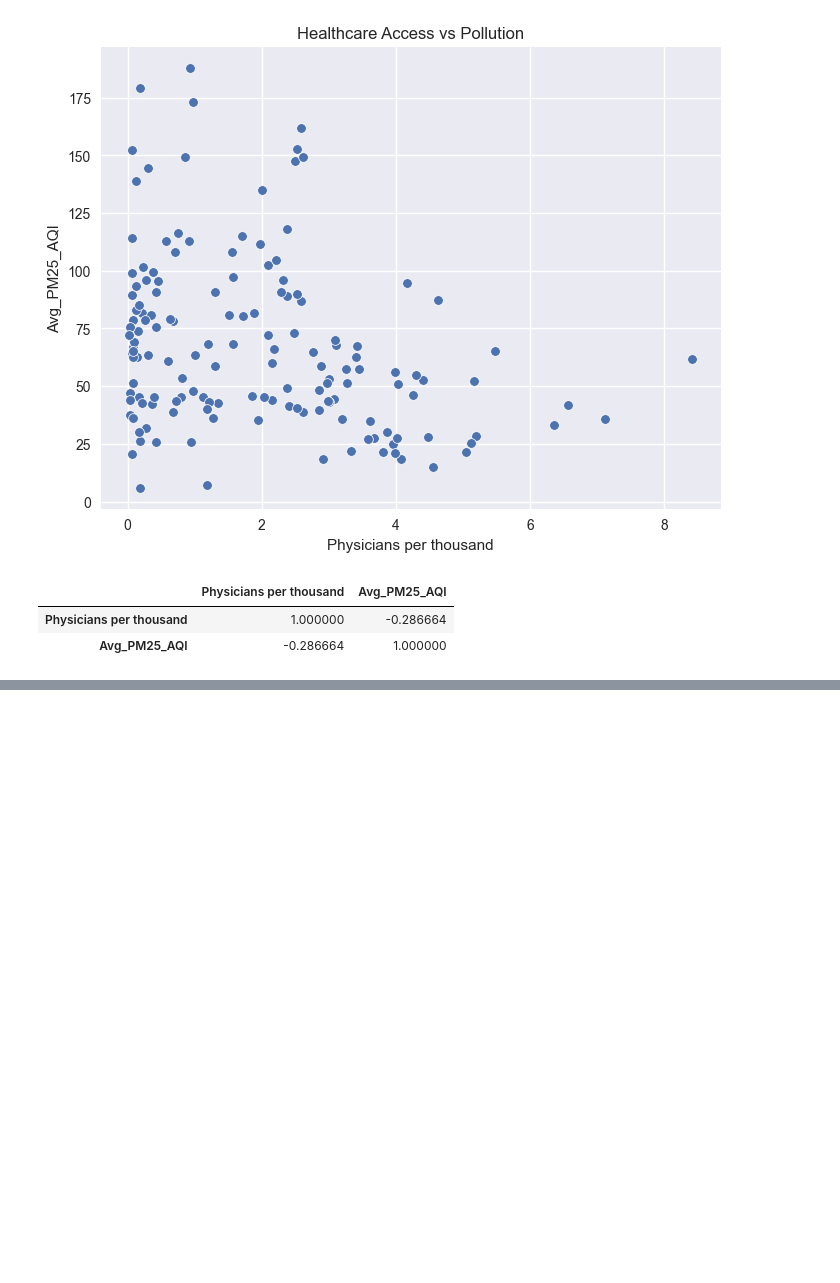
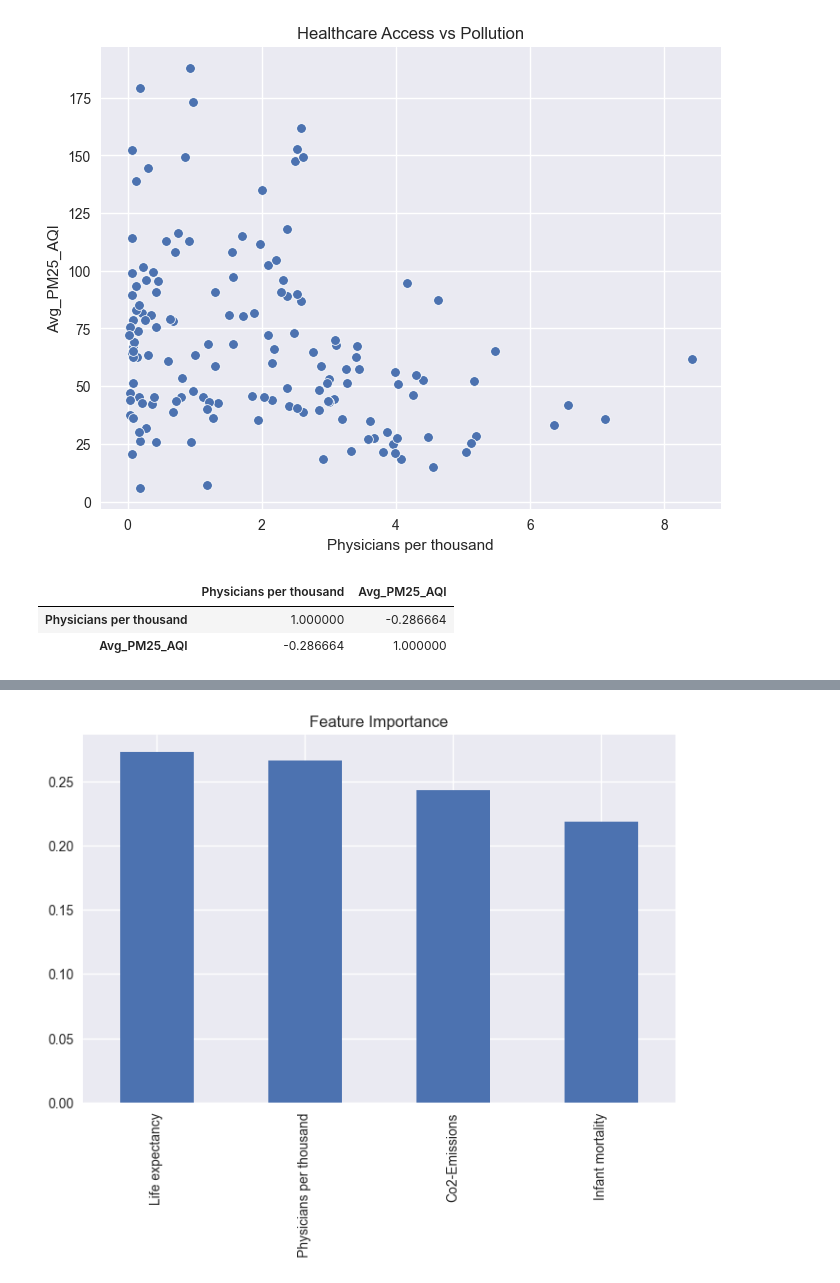
Before and after one commit to AbhilipsaPati0/Urban-Life-Intelligence-System, a Jupyter notebook: notebooks/global_environment_analysis.ipynb, the cells around one changed output, grey strips where cells are left out. Cells and saved outputs as stored; diff of their text form; code cells hidden in the pictures; blank space fills up the shorter version.

```diff
--- a/notebooks/global_environment_analysis.ipynb
+++ b/notebooks/global_environment_analysis.ipynb
@@ -491,2 +527,19 @@ features["Cluster_Label"] = features["Cluster"].map(cluster_map)
+# %%
+# Define Features and Target
+X = features[
+    [
+        "Physicians per thousand",
+        "Infant mortality",
+        "Life expectancy",
+        "Co2-Emissions"
+    ]
+]
+
+y = features["High_Pollution"]
 # %%
-features.groupby("Cluster_Label").size()
+# Train/Test Split
+from sklearn.model_selection import train_test_split
+
+X_train, X_test, y_train, y_test = train_test_split(
+    X, y, test_size=0.3, random_state=42
+)
@@ -494,0 +546,6 @@ KeyError: 'Cluster_Label'
+# %%
+# Train Random Forest
+from sklearn.ensemble import RandomForestClassifier
+
+model = RandomForestClassifier(random_state=42)
+model.fit(X_train, y_train)
@@ -494,0 +572,17 @@ KeyError: 'Cluster_Label'
+# %%
+# Check Feature Importance
+
+import pandas as pd
+import matplotlib.pyplot as plt
+
+importance = model.feature_importances_
+feature_names = X.columns
+
+feat_imp = pd.Series(importance, index=feature_names).sort_values(ascending=False)
+
+plt.figure(figsize=(8,5))
+feat_imp.plot(kind="bar")
+plt.title("Feature Importance")
+plt.show()
+# %% [output]
+[figure, added]
```
Also changed, not shown: parts of 23 cells of this notebook.
